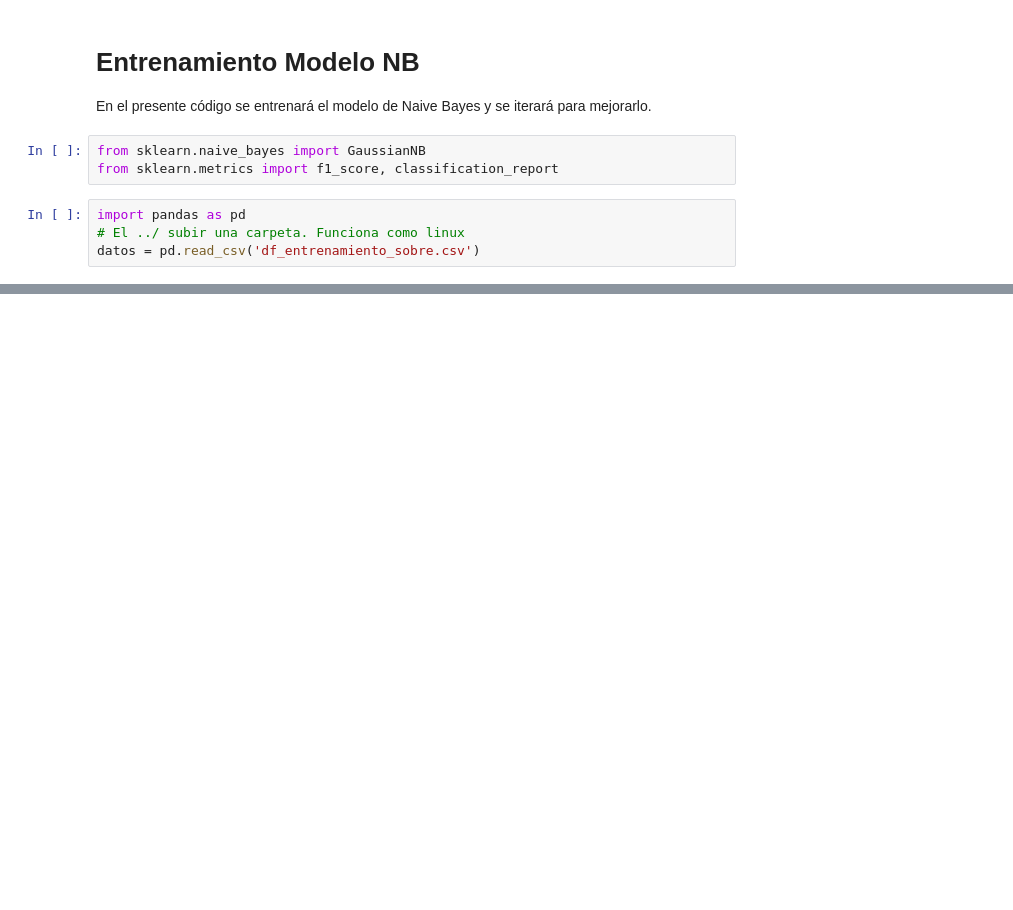
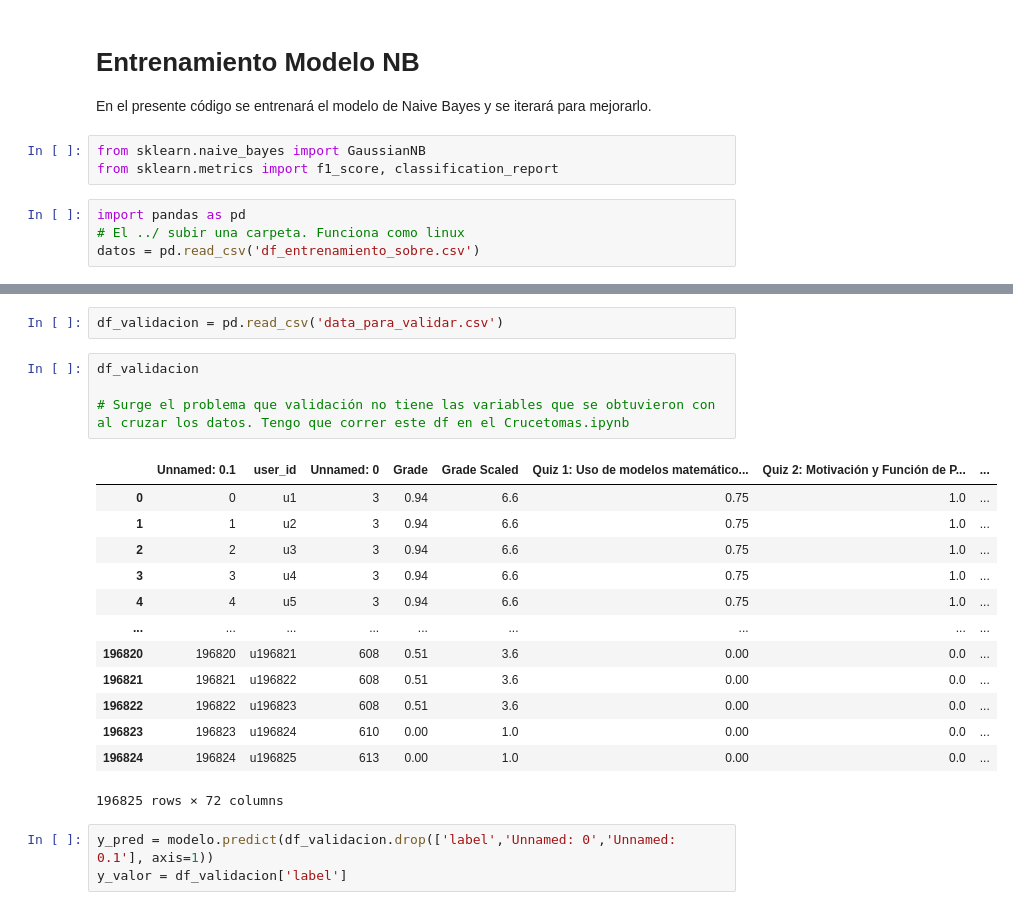
Before and after one commit to danieljarah/casoCDD, a Jupyter notebook: Naive bayes/Modelo-naive-nayes.ipynb, the cells around one changed output, grey strips where cells are left out. Drawn from its saved outputs; the diff is of its cells as text; blank space fills up the shorter version.

```diff
--- a/Naive bayes/Modelo-naive-nayes.ipynb
+++ b/Naive bayes/Modelo-naive-nayes.ipynb
@@ -29,0 +73,23 @@ Clasificador:  GaussianNB tiene un f1 de 56.99999999999999
+# %%
+df_validacion = pd.read_csv('data_para_validar.csv')
+# %%
+df_validacion
+
+# Surge el problema que validación no tiene las variables que se obtuvieron con al cruzar los datos. Tengo que correr este df en el Crucetomas.ipynb
+# %% [output]
+|  | Unnamed: 0.1 | user_id | Unnamed: 0 | Grade | Grade Scaled | Quiz 1: Uso de modelos matemático... | Quiz 2: Motivación y Función de P... | ... |
+| 0 | 0 | u1 | 3 | 0.94 | 6.6 | 0.75 | 1.0 | ... |
+| 1 | 1 | u2 | 3 | 0.94 | 6.6 | 0.75 | 1.0 | ... |
+| 2 | 2 | u3 | 3 | 0.94 | 6.6 | 0.75 | 1.0 | ... |
+| 3 | 3 | u4 | 3 | 0.94 | 6.6 | 0.75 | 1.0 | ... |
+| 4 | 4 | u5 | 3 | 0.94 | 6.6 | 0.75 | 1.0 | ... |
+| ... | ... | ... | ... | ... | ... | ... | ... | ... |
+| 196820 | 196820 | u196821 | 608 | 0.51 | 3.6 | 0.00 | 0.0 | ... |
+| 196821 | 196821 | u196822 | 608 | 0.51 | 3.6 | 0.00 | 0.0 | ... |
+| 196822 | 196822 | u196823 | 608 | 0.51 | 3.6 | 0.00 | 0.0 | ... |
+| 196823 | 196823 | u196824 | 610 | 0.00 | 1.0 | 0.00 | 0.0 | ... |
+| 196824 | 196824 | u196825 | 613 | 0.00 | 1.0 | 0.00 | 0.0 | ... |
+196825 rows × 72 columns
+# %%
+y_pred = modelo.predict(df_validacion.drop(['label','Unnamed: 0','Unnamed: 0.1'], axis=1))
+y_valor = df_validacion['label']
```
Also changed, not shown: parts of 8 cells of this notebook, 1 other file.
